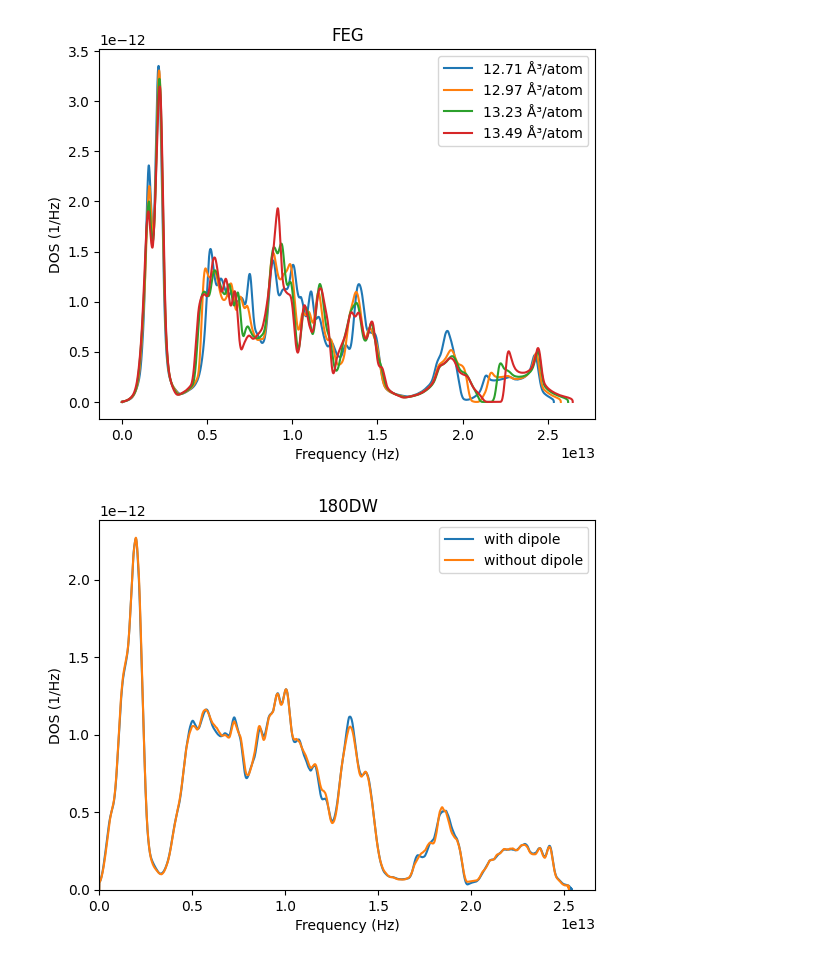
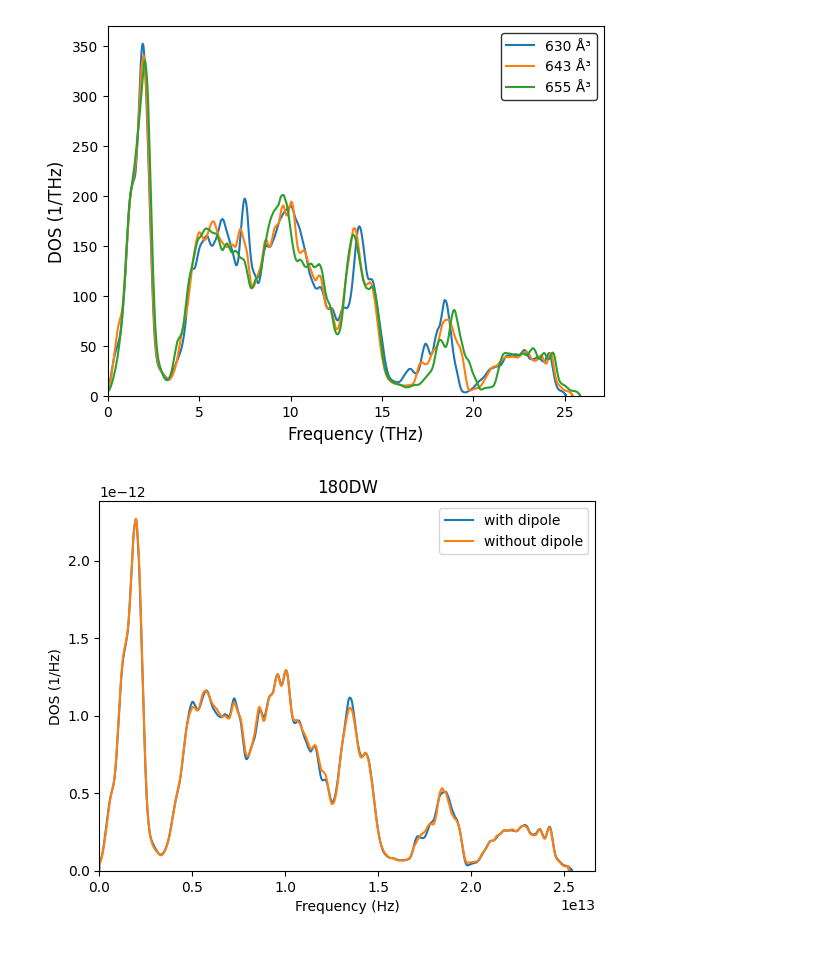
Before and after one commit to nhew1994/PyZentropy, a Jupyter notebook: plot_phonon_dos.ipynb, the cells around one changed output. Saved outputs shown, nothing was run; the diff lists cells and outputs as text; code cells hidden in the pictures.

```diff
--- a/plot_phonon_dos.ipynb
+++ b/plot_phonon_dos.ipynb
@@ -5,26 +5,26 @@ import matplotlib.pyplot as plt
 # %%
 # Plot and compare phonon DOS
 
 # Read in data
-vdos_1 = np.loadtxt('with_dipole/scaled_phonon_dos/vdos_1.00')
-vdos_2 = np.loadtxt('with_dipole/scaled_phonon_dos/vdos_2.00')
-vdos_3 = np.loadtxt('with_dipole/scaled_phonon_dos/vdos_3.00')
-vdos_4 = np.loadtxt('with_dipole/scaled_phonon_dos/vdos_4.00')
+vdos_1 = np.loadtxt('180DW/with_dipole/scaled_phonon_dos/vdos_2.00')
+vdos_2 = np.loadtxt('180DW/with_dipole/scaled_phonon_dos/vdos_3.00')
+vdos_3 = np.loadtxt('180DW/with_dipole/scaled_phonon_dos/vdos_4.00')
+#vdos_4 = np.loadtxt('180DW/with_dipole/scaled_phonon_dos/vdos_5.00')
 
 # Plot data
-plt.plot(vdos_1[:,0], vdos_1[:,1], label='12.71' + ' Å³/atom')
-plt.plot(vdos_2[:,0], vdos_2[:,1], label='12.97' + ' Å³/atom')
-plt.plot(vdos_3[:,0], vdos_3[:,1], label='13.23' + ' Å³/atom')
-plt.plot(vdos_4[:,0], vdos_4[:,1], label='13.49' + ' Å³/atom')
-plt.xlabel('Frequency (Hz)')
-plt.ylabel('DOS (1/Hz)')
-plt.legend()
-plt.title('FEG')
-
+plt.plot(vdos_1[:,0] * 1e-12, vdos_1[:,1] / 1e-12 * 150, label='630' + ' Å³')
+plt.plot(vdos_2[:,0] * 1e-12, vdos_2[:,1] / 1e-12 * 150, label='643' + ' Å³')
+plt.plot(vdos_3[:,0] * 1e-12, vdos_3[:,1] / 1e-12 * 150, label='655' + ' Å³')
+#plt.plot(vdos_4[:,0] * 1e-12, vdos_4[:,1] / 1e-12 * 150, label='677' + ' Å³')
+plt.xlabel('Frequency (THz)', fontsize=12)
+plt.ylabel('DOS (1/THz)', fontsize=12)
+plt.legend(edgecolor='black')
+plt.xlim(0)
+plt.ylim(0)
 # Save a high resolution image
-plt.savefig('FEG_phonon_dos.png', dpi=300)
+plt.savefig('180DW_phonon_dos.png', dpi=300)
 # %% [output]
-[figure, old version]
+[figure, new version]
 # %%
 # Plot and compare the phonon DOS with and without the dipole correction
 
```
Also changed, not shown: parts of 2 cells of this notebook, 5 other files.
